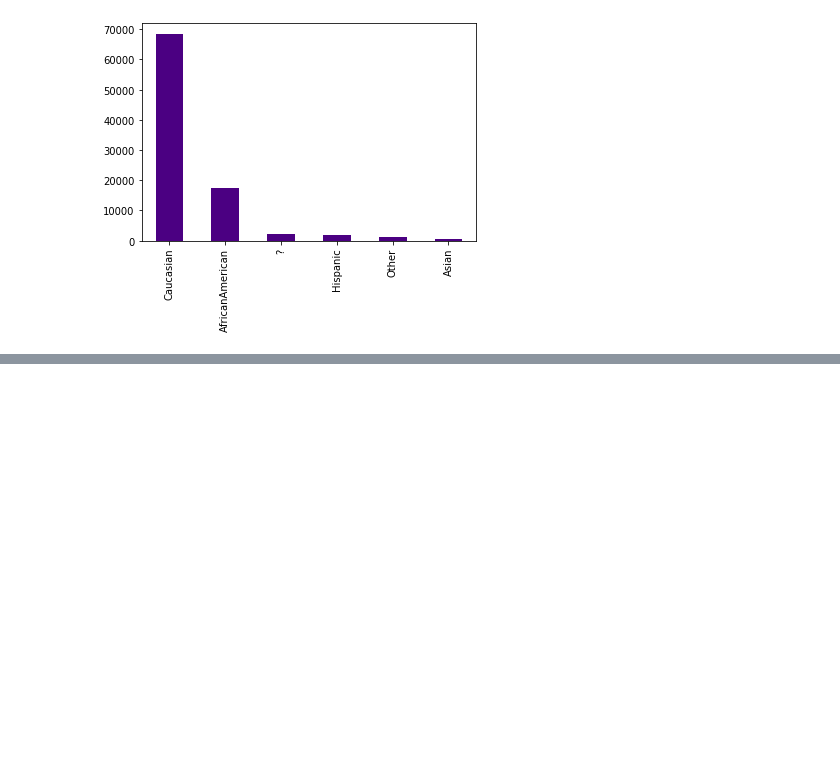
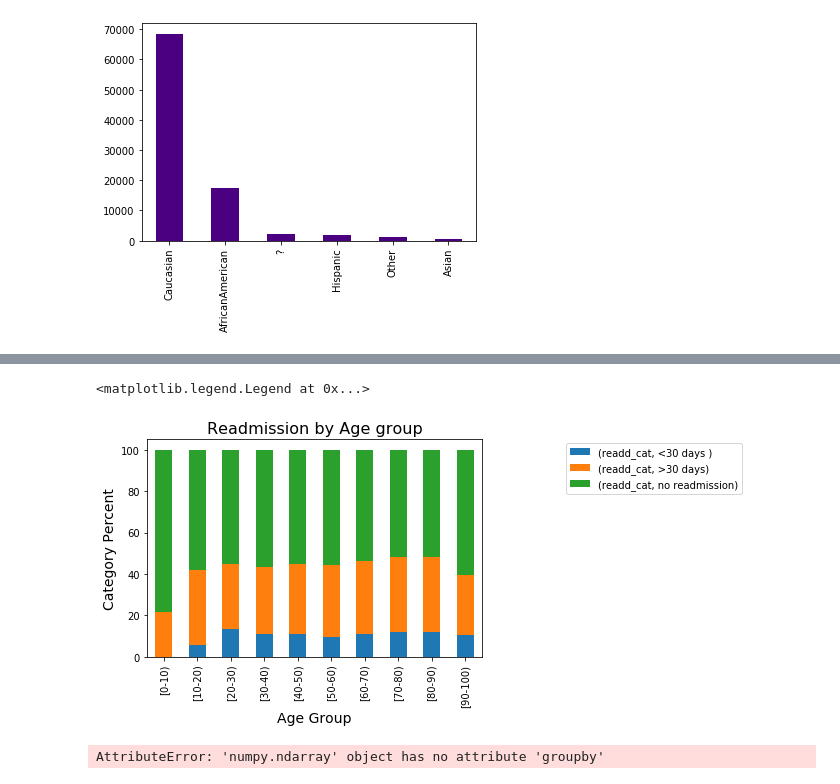
Before and after one commit to ArenCarpenter/Diabetes_Hospitalizations, a Jupyter notebook: dbts_hosp_readd.ipynb, the cells around one changed output, grey strips where cells are left out. Drawn from its saved outputs; the diff is of its cells as text; code cells hidden in the pictures; blank space fills up the shorter version.

```diff
--- a/dbts_hosp_readd.ipynb
+++ b/dbts_hosp_readd.ipynb
@@ -277,0 +320,5 @@ df.race.value_counts().plot(kind='bar', color='indigo')
+# %%
+#readmission by age
+
+age_prct = pd.DataFrame(df.groupby(by = 'age')['readd_cat'].value_counts(normalize = True) * 100)
+age_prct
@@ -277,0 +344,17 @@ df.race.value_counts().plot(kind='bar', color='indigo')
+# %%
+age_prct.unstack().plot(kind='bar', stacked=True)
+plt.xlabel('Age Group', fontsize=14)
+
+plt.ylabel('Category Percent',fontsize=14)
+plt.title('Readmission by Age group', fontsize=16)
+plt.legend(loc = (1.25,.75))
+# %% [output]
+<matplotlib.legend.Legend at 0x...>
+[figure, added]
+# %%
+# readmission by race
+
+race_prct = pd.DataFrame(df.groupby(by = 'race')['readd_cat'].value_counts(normalize = True) * 100)
+race_prct
+# %% [output]
+AttributeError: 'numpy.ndarray' object has no attribute 'groupby'
```
Also changed, not shown: parts of 17 cells of this notebook.
